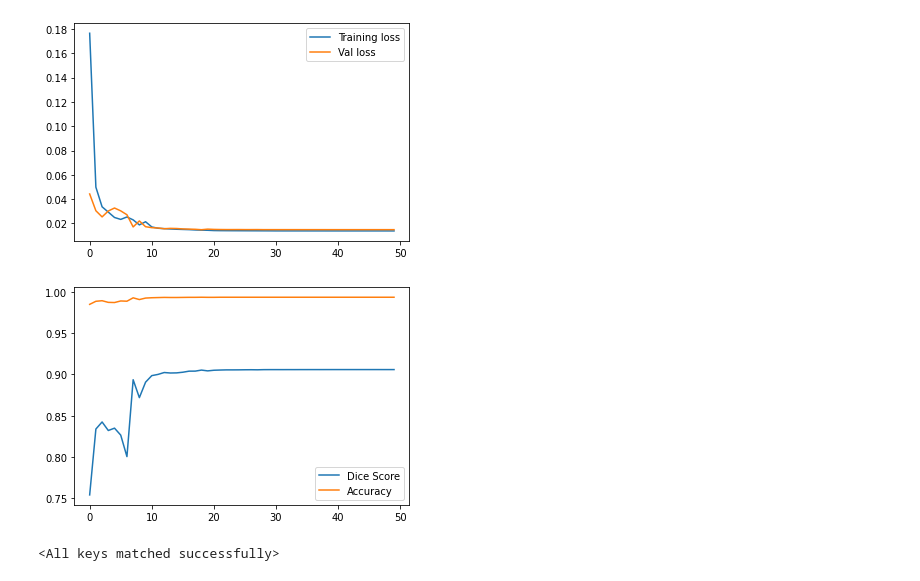
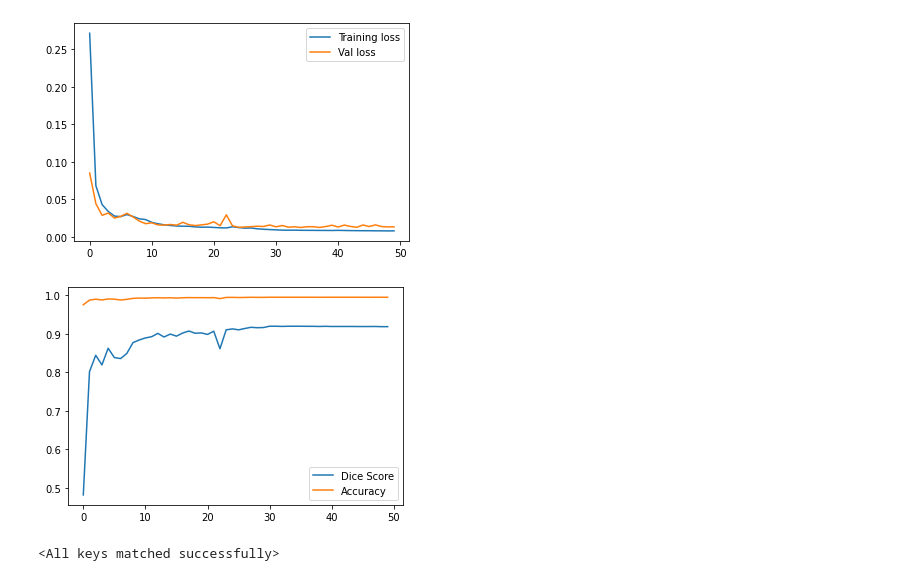
Before and after one commit to joewong00/3D-CNN-Segmentation, a Jupyter notebook: test.ipynb, the cells around one changed output. Saved outputs shown, nothing was run; the diff lists cells and outputs as text; code cells hidden in the pictures.

```diff
--- a/test.ipynb
+++ b/test.ipynb
@@ -8,16 +8,12 @@ from utils import dice_coefficient, iou, plotloss, plotaccuracy
 import torchvision.transforms as T
 import re
 # %%
-# plotloss('slurm-953468.out')
-# plt.figure()
-# plotaccuracy('slurm-953468.out')
-
-plotloss('output/train4.out')
+plotloss('output/train6.out')
 plt.figure()
-plotaccuracy('output/train4.out')
+plotaccuracy('output/train6.out')
 # %% [output]
-[figure, old version]
+[figure, new version]
-[figure, old version]
+[figure, new version]
 # %%
 device = torch.device('cpu')
 model = ResidualUNet3D(in_channels=1, out_channels=1, testing=True).to(device)
```
Also changed, not shown: parts of 5 cells of this notebook, 8 other files.
